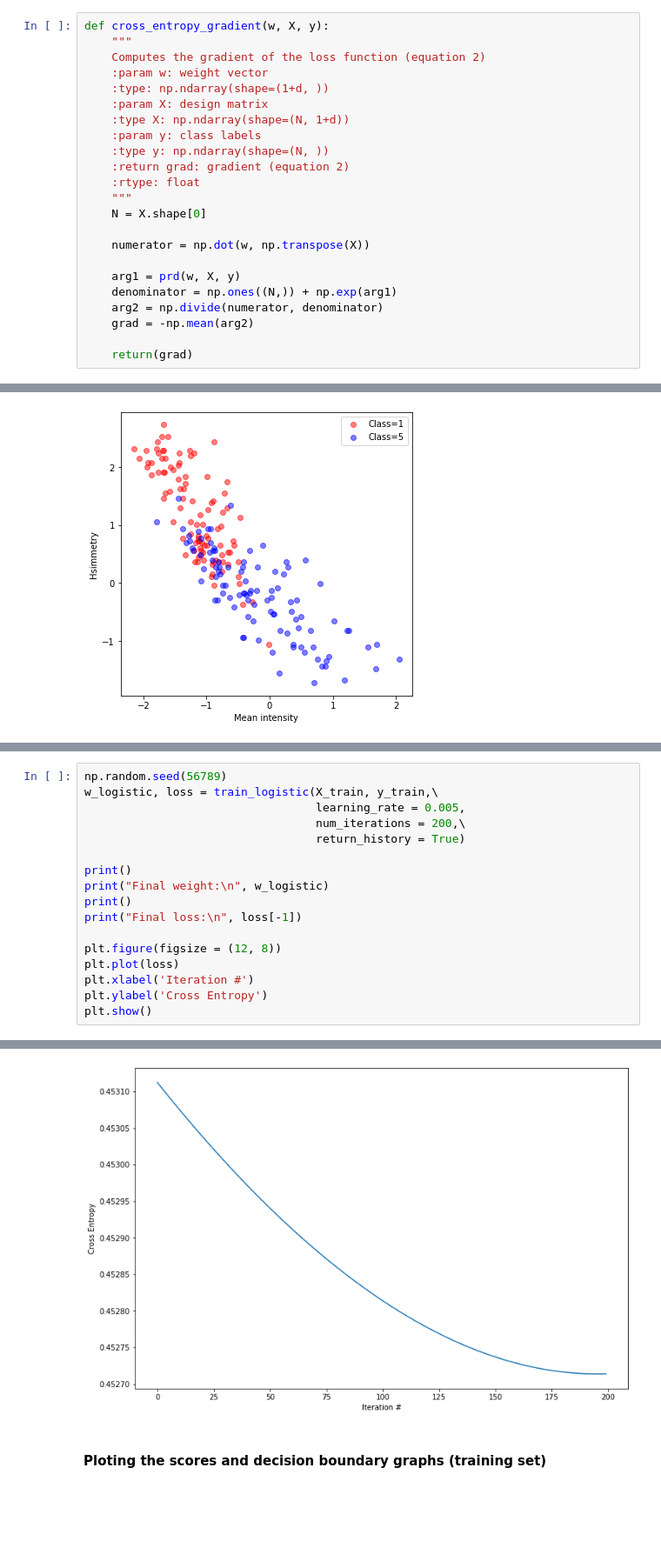
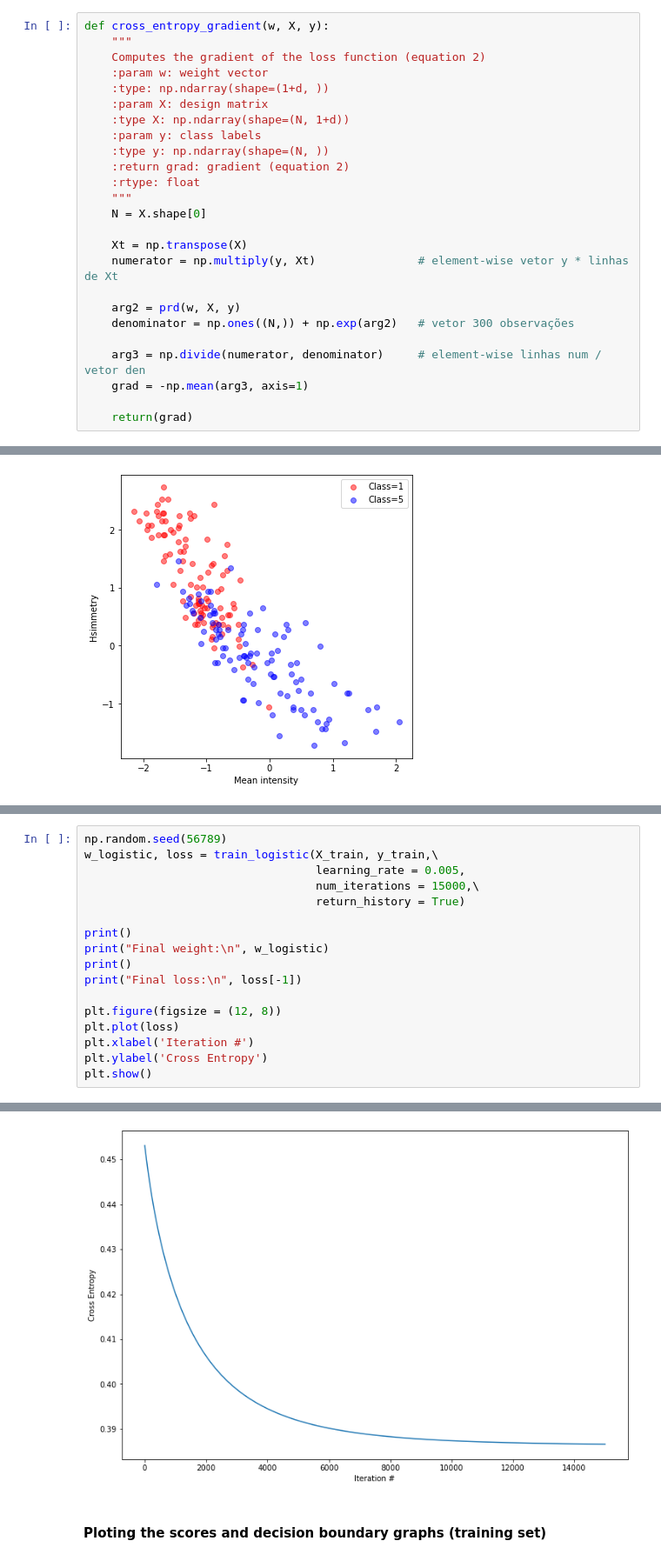
Before and after one commit to cirobr/mac5832-aprendizado-maquina, a Jupyter notebook: ep03/ep03_logistic_regression.ipynb, the cells around one changed output, grey strips where cells are left out. Shown: that part at 87% size. Drawn from its saved outputs; the diff is of its cells as text; blank space fills up the shorter version.

```diff
--- a/ep03/ep03_logistic_regression.ipynb
+++ b/ep03/ep03_logistic_regression.ipynb
@@ -127,12 +127,14 @@ def cross_entropy_gradient(w, X, y):
     """
     N = X.shape[0]
 
-    numerator = np.dot(w, np.transpose(X))
+    Xt = np.transpose(X)
+    numerator = np.multiply(y, Xt)               # element-wise vetor y * linhas de Xt
 
-    arg1 = prd(w, X, y)
-    denominator = np.ones((N,)) + np.exp(arg1)
-    arg2 = np.divide(numerator, denominator)
-    grad = -np.mean(arg2)
+    arg2 = prd(w, X, y)
+    denominator = np.ones((N,)) + np.exp(arg2)   # vetor 300 observações
+
+    arg3 = np.divide(numerator, denominator)     # element-wise linhas num / vetor den
+    grad = -np.mean(arg3, axis=1)
 
     return(grad)
 # %% [markdown]
@@ -761,7 +753,7 @@ learning_rate / num_iterations / loss
 np.random.seed(56789)
 w_logistic, loss = train_logistic(X_train, y_train,\
                                   learning_rate = 0.005,
-                                  num_iterations = 200,\
+                                  num_iterations = 15000,\
                                   return_history = True)
 
 print()
@@ -783,4 +775,4 @@ Final loss:
-[figure, old version]
+[figure, new version]
 # %% [markdown]
 #### Ploting the scores and decision boundary graphs (training set)
 # %%
```
Also changed, not shown: parts of 12 cells of this notebook, 3 other files.
